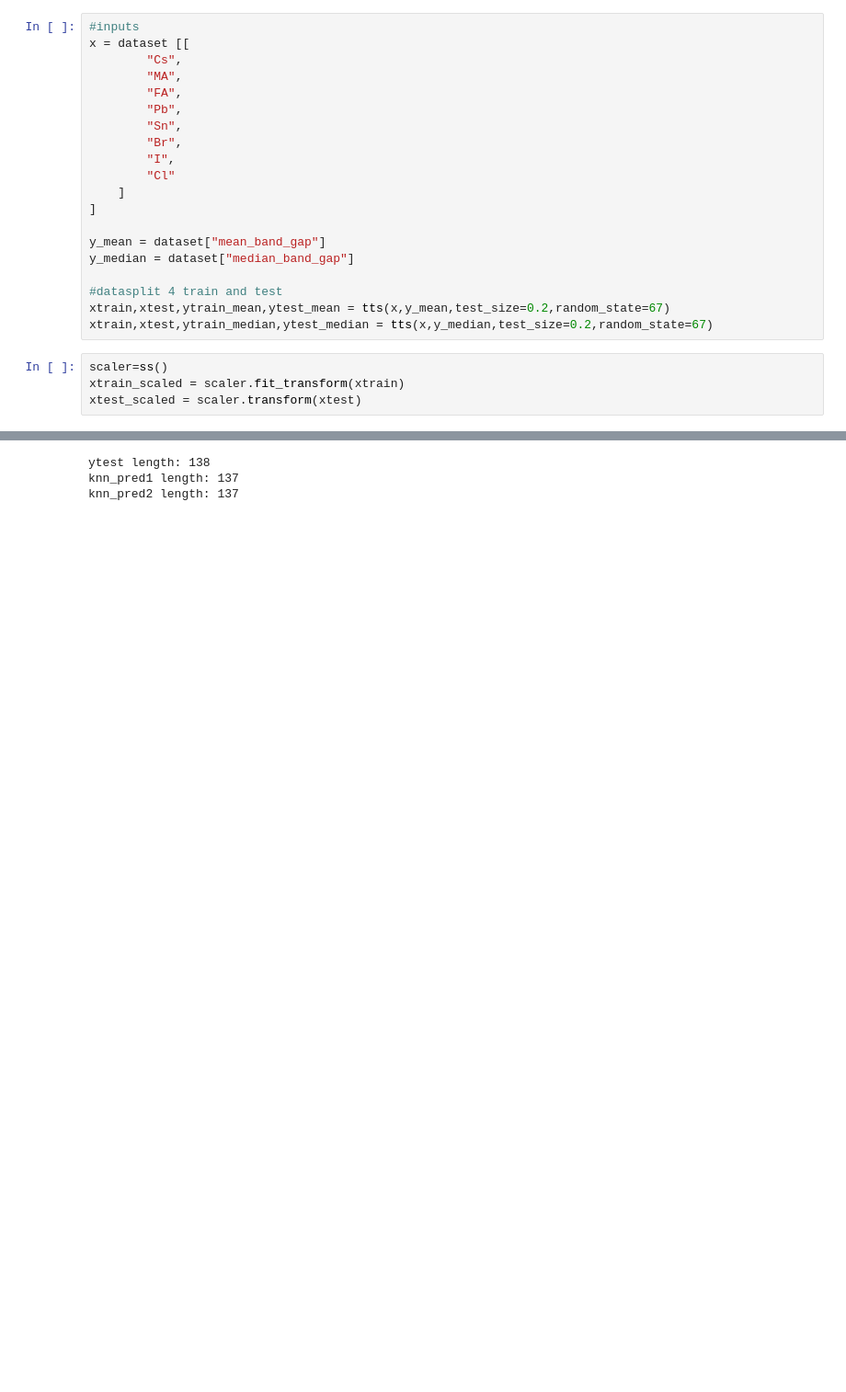
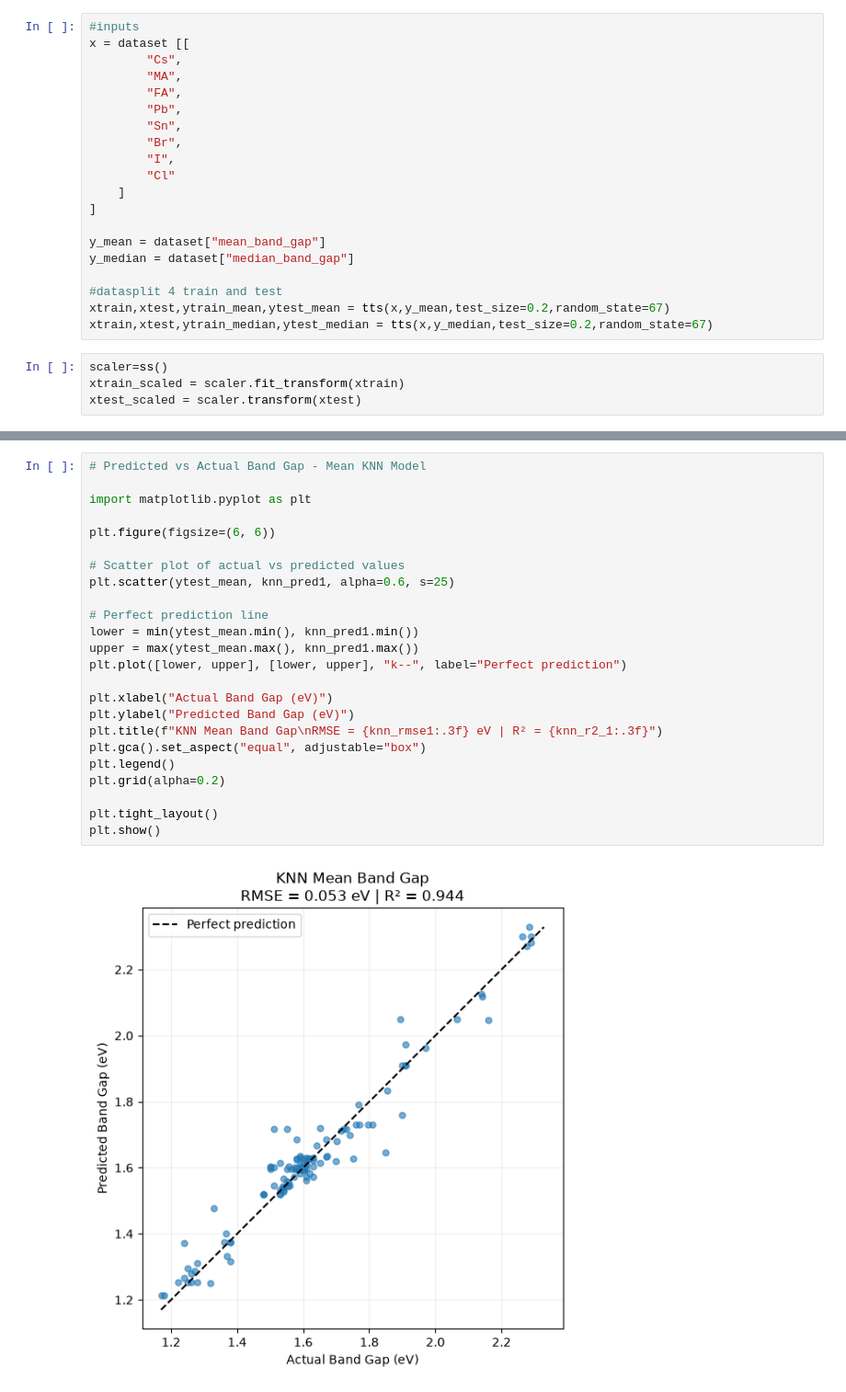
Before and after one commit to drcgreenland/PerovskiteMLproject_2627, a Jupyter notebook: KNN_model1-Arun.ipynb, the cells around one changed output, grey strips where cells are left out. Shown at 92% size. Saved outputs shown, nothing was run; the diff lists cells and outputs as text; blank space fills up the shorter version.

```diff
--- a/KNN_model1-Arun.ipynb
+++ b/KNN_model1-Arun.ipynb
@@ -292,6 +291,27 @@ KNN RMSE mean: 0.06244451297759501 KNN R^2 mean: 0.927751741776143 KNN RMSE medi
 # %%
+# Predicted vs Actual Band Gap - Mean KNN Model
+
+import matplotlib.pyplot as plt
+
+plt.figure(figsize=(6, 6))
+
+# Scatter plot of actual vs predicted values
+plt.scatter(ytest_mean, knn_pred1, alpha=0.6, s=25)
+
+# Perfect prediction line
+lower = min(ytest_mean.min(), knn_pred1.min())
+upper = max(ytest_mean.max(), knn_pred1.max())
+plt.plot([lower, upper], [lower, upper], "k--", label="Perfect prediction")
+
+plt.xlabel("Actual Band Gap (eV)")
+plt.ylabel("Predicted Band Gap (eV)")
+plt.title(f"KNN Mean Band Gap\nRMSE = {knn_rmse1:.3f} eV | R² = {knn_r2_1:.3f}")
+plt.gca().set_aspect("equal", adjustable="box")
+plt.legend()
+plt.grid(alpha=0.2)
+
+plt.tight_layout()
+plt.show()
 # %% [output]
-ytest length: 138
-knn_pred1 length: 137
-knn_pred2 length: 137
+[figure, added]
 # %%
```
Also changed, not shown: parts of 5 cells of this notebook, 6 other files.
